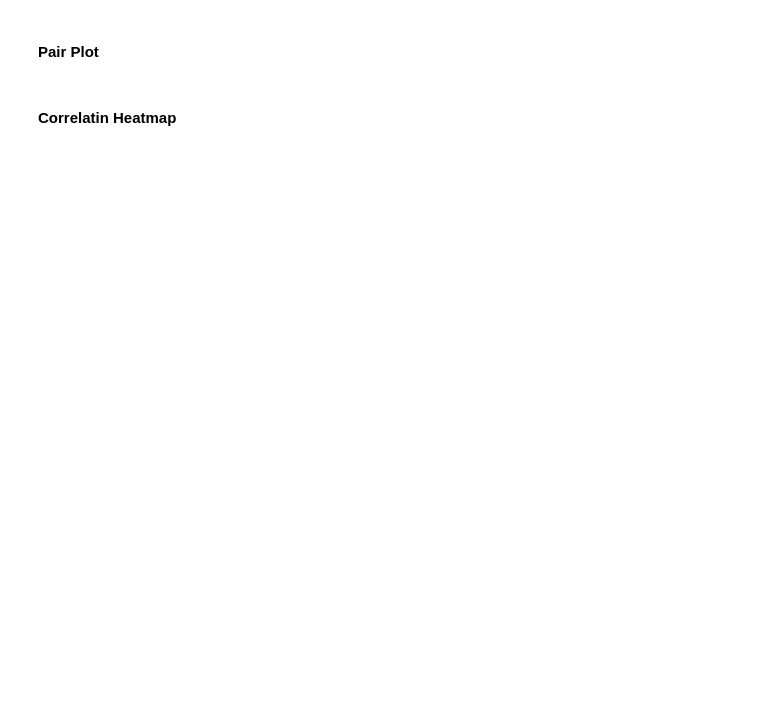
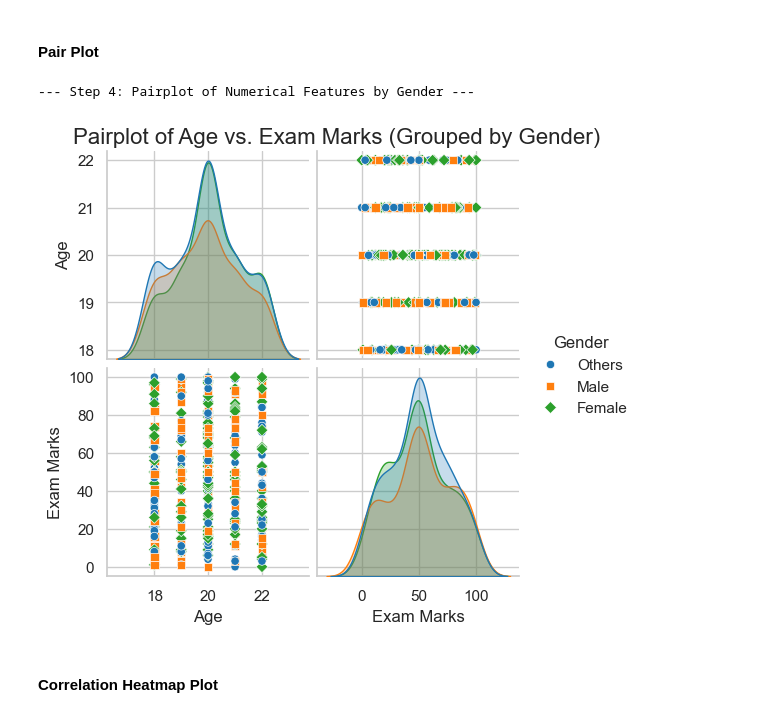
Before and after one commit to sabbirhasaann/ml-lab, a Jupyter notebook: Lab 03/explanatory_data_analysis.ipynb, the cells around one changed output. Cells and saved outputs as stored; diff of their text form; code cells hidden in the pictures; blank space fills up the shorter version.

Commit message:
Rearrange code cells, renamed file and delete file

```diff
--- a/Lab 03/explanatory_data_analysis.ipynb
+++ b/Lab 03/explanatory_data_analysis.ipynb
@@ -76,3 +143,23 @@ plt.show()
+# %%
+# ----------------------------------------------------------------------
+# Step 4: Pairplot (Pairwise Relationship Visualization)
+# ----------------------------------------------------------------------
+
+print("\n--- Step 4: Pairplot of Numerical Features by Gender ---")
+# Create a temporary dataframe with only the features we want to visualize in pairplot
+df_pair = df[['Age_Imputed', 'Exam Marks_Imputed', 'Gender_Imputed']].rename(columns={
+    'Age_Imputed': 'Age',
+    'Exam Marks_Imputed': 'Exam Marks',
+    'Gender_Imputed': 'Gender'
+})
+
+# Use pairplot to visualize the relationship between Age and Exam Marks, colored by Gender
+sns.pairplot(df_pair, hue='Gender', palette='tab10', markers=["o", "s", "D"])
+plt.suptitle("Pairplot of Age vs. Exam Marks (Grouped by Gender)", y=1.02, fontsize=16)
+plt.show()
+# %% [output]
+--- Step 4: Pairplot of Numerical Features by Gender ---
+[figure, added]
 # %% [markdown]
-#### Correlatin Heatmap
+#### Correlation Heatmap Plot
 # %%
```
Also changed, not shown: parts of 24 cells of this notebook, 1 other file.
